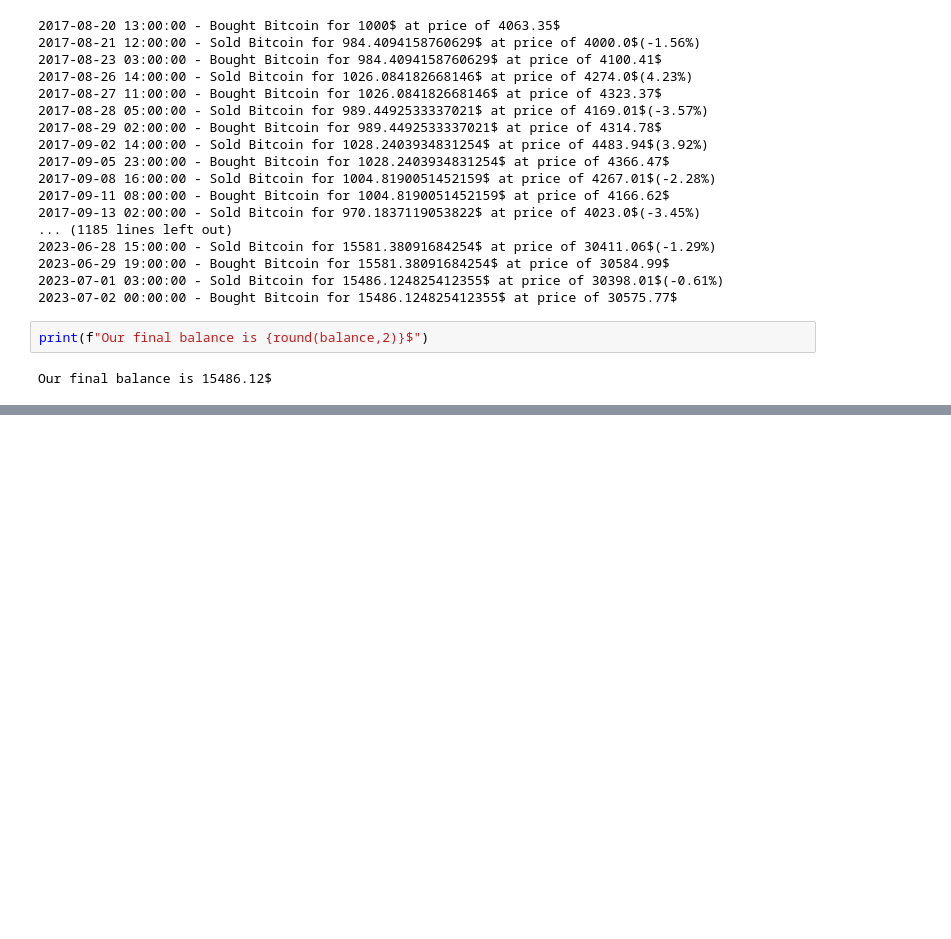
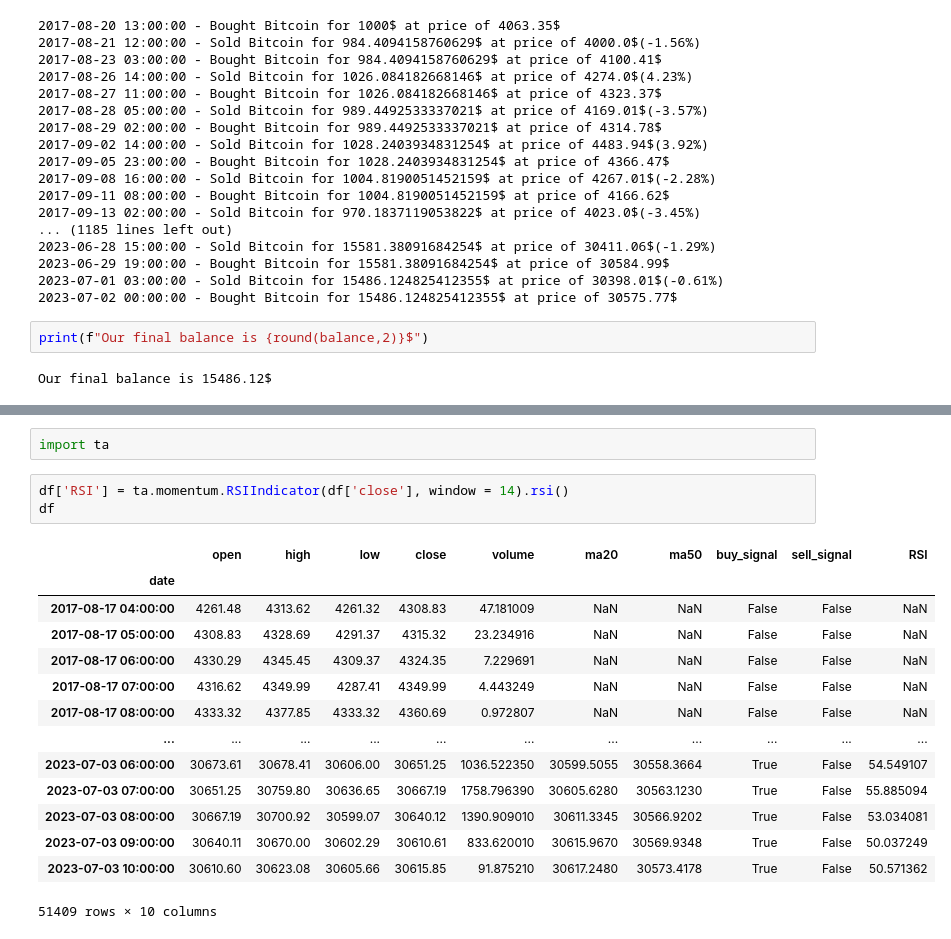
Before and after one commit to grazulisedgars/Python, a Jupyter notebook: chapter9.ipynb, the cells around one changed output, grey strips where cells are left out. Drawn from its saved outputs; the diff is of its cells as text; blank space fills up the shorter version.

```diff
--- a/chapter9.ipynb
+++ b/chapter9.ipynb
@@ -213,0 +229,20 @@ Final balance: 15486.124825412355$
+# %%
+import ta
+# %%
+df['RSI'] = ta.momentum.RSIIndicator(df['close'], window = 14).rsi()
+df
+# %% [output]
+|  | open | high | low | close | volume | ma20 | ma50 | buy_signal | sell_signal | RSI |
+| date |  |  |  |  |  |  |  |  |  |  |
+| 2017-08-17 04:00:00 | 4261.48 | 4313.62 | 4261.32 | 4308.83 | 47.181009 | NaN | NaN | False | False | NaN |
+| 2017-08-17 05:00:00 | 4308.83 | 4328.69 | 4291.37 | 4315.32 | 23.234916 | NaN | NaN | False | False | NaN |
+| 2017-08-17 06:00:00 | 4330.29 | 4345.45 | 4309.37 | 4324.35 | 7.229691 | NaN | NaN | False | False | NaN |
+| 2017-08-17 07:00:00 | 4316.62 | 4349.99 | 4287.41 | 4349.99 | 4.443249 | NaN | NaN | False | False | NaN |
+| 2017-08-17 08:00:00 | 4333.32 | 4377.85 | 4333.32 | 4360.69 | 0.972807 | NaN | NaN | False | False | NaN |
+| ... | ... | ... | ... | ... | ... | ... | ... | ... | ... | ... |
+| 2023-07-03 06:00:00 | 30673.61 | 30678.41 | 30606.00 | 30651.25 | 1036.522350 | 30599.5055 | 30558.3664 | True | False | 54.549107 |
+| 2023-07-03 07:00:00 | 30651.25 | 30759.80 | 30636.65 | 30667.19 | 1758.796390 | 30605.6280 | 30563.1230 | True | False | 55.885094 |
+| 2023-07-03 08:00:00 | 30667.19 | 30700.92 | 30599.07 | 30640.12 | 1390.909010 | 30611.3345 | 30566.9202 | True | False | 53.034081 |
+| 2023-07-03 09:00:00 | 30640.11 | 30670.00 | 30602.29 | 30610.61 | 833.620010 | 30615.9670 | 30569.9348 | True | False | 50.037249 |
+| 2023-07-03 10:00:00 | 30610.60 | 30623.08 | 30605.66 | 30615.85 | 91.875210 | 30617.2480 | 30573.4178 | True | False | 50.571362 |
+51409 rows × 10 columns
```
Also changed, not shown: parts of 1 cell of this notebook.
